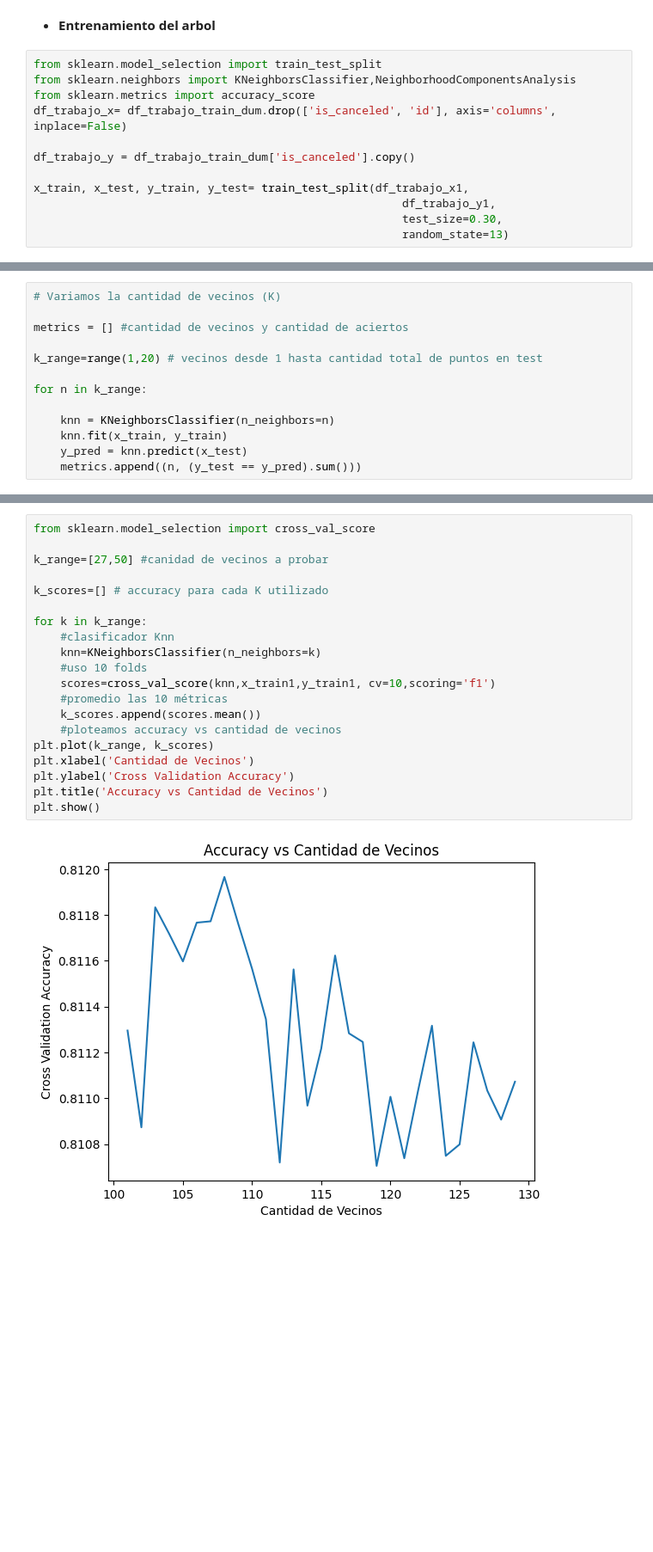
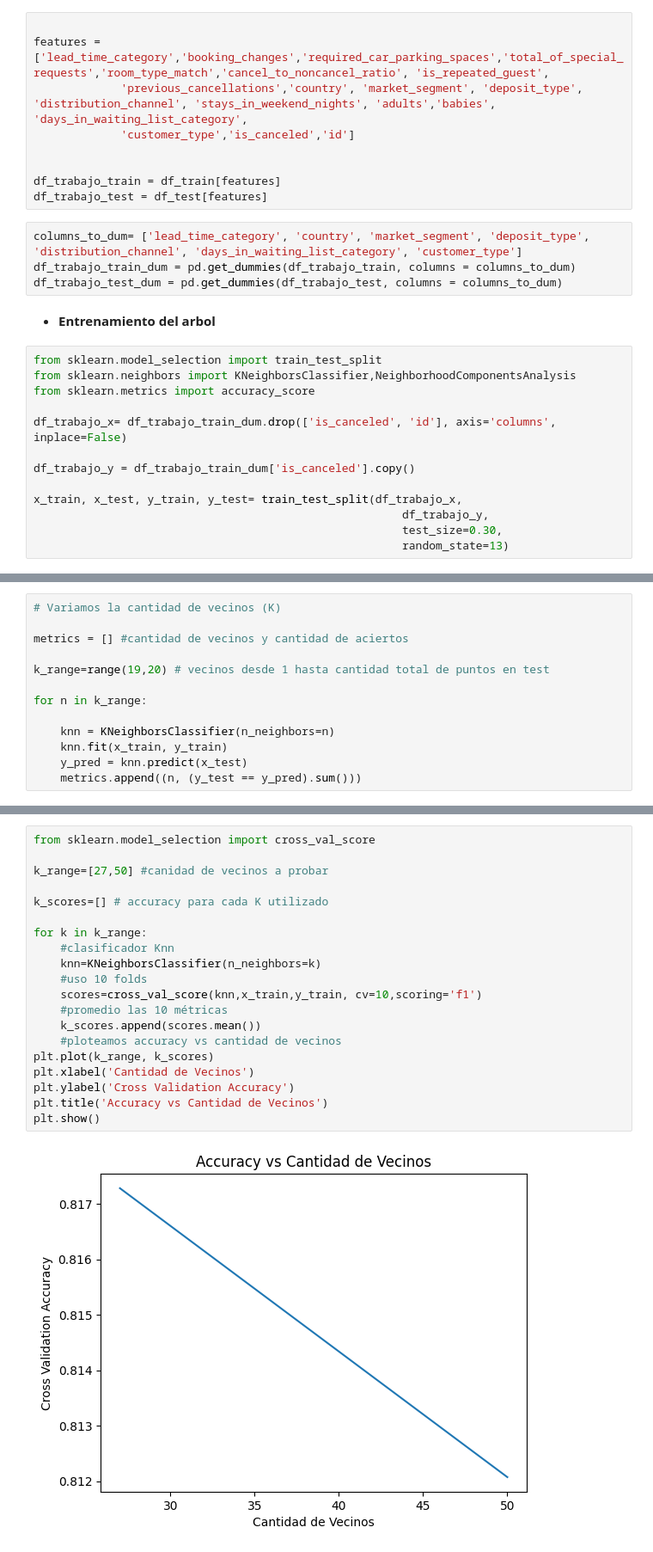
Before and after one commit to lautitorraca/7506R-2C2023-GRUPO24, a Jupyter notebook: TP1/7506R_TP1_GRUPO24_CHP3_ENTREGA.ipynb, the cells around one changed output, grey strips where cells are left out. Shown: that part at 86% size. Drawn from its saved outputs; the diff is of its cells as text; blank space fills up the shorter version.

```diff
--- a/TP1/7506R_TP1_GRUPO24_CHP3_ENTREGA.ipynb
+++ b/TP1/7506R_TP1_GRUPO24_CHP3_ENTREGA.ipynb
@@ -64,15 +130,29 @@ df_trabajo_test = df_test.copy()
+# %%
+
+features = ['lead_time_category','booking_changes','required_car_parking_spaces','total_of_special_requests','room_type_match','cancel_to_noncancel_ratio', 'is_repeated_guest',
+             'previous_cancellations','country', 'market_segment', 'deposit_type', 'distribution_channel', 'stays_in_weekend_nights', 'adults','babies', 'days_in_waiting_list_category',
+             'customer_type','is_canceled','id']
+
+
+df_trabajo_train = df_train[features]
+df_trabajo_test = df_test[features]
+# %%
+columns_to_dum= ['lead_time_category', 'country', 'market_segment', 'deposit_type', 'distribution_channel', 'days_in_waiting_list_category', 'customer_type']
+df_trabajo_train_dum = pd.get_dummies(df_trabajo_train, columns = columns_to_dum)
+df_trabajo_test_dum = pd.get_dummies(df_trabajo_test, columns = columns_to_dum)
 # %% [markdown]
 - **Entrenamiento del arbol**
 # %%
 from sklearn.model_selection import train_test_split
 from sklearn.neighbors import KNeighborsClassifier,NeighborhoodComponentsAnalysis
 from sklearn.metrics import accuracy_score
+
 df_trabajo_x= df_trabajo_train_dum.drop(['is_canceled', 'id'], axis='columns', inplace=False)
 
 df_trabajo_y = df_trabajo_train_dum['is_canceled'].copy()
 
-x_train, x_test, y_train, y_test= train_test_split(df_trabajo_x1,
-                                                       df_trabajo_y1,
+x_train, x_test, y_train, y_test= train_test_split(df_trabajo_x,
+                                                       df_trabajo_y,
                                                        test_size=0.30,
                                                        random_state=13)
 # %%
@@ -91,7 +171,7 @@ def mostrar_metricas(y_test, y_pred):
 
 metrics = [] #cantidad de vecinos y cantidad de aciertos
 
-k_range=range(1,20) # vecinos desde 1 hasta cantidad total de puntos en test
+k_range=range(19,20) # vecinos desde 1 hasta cantidad total de puntos en test
 
 for n in k_range:
 
@@ -117,25 +197,25 @@ plt.show()
 # %%
 from sklearn.model_selection import cross_val_score
 
 k_range=[27,50] #canidad de vecinos a probar
 
 k_scores=[] # accuracy para cada K utilizado
 
 for k in k_range:
     #clasificador Knn
     knn=KNeighborsClassifier(n_neighbors=k)
     #uso 10 folds
-    scores=cross_val_score(knn,x_train1,y_train1, cv=10,scoring='f1')
+    scores=cross_val_score(knn,x_train,y_train, cv=10,scoring='f1')
     #promedio las 10 métricas
     k_scores.append(scores.mean())
     #ploteamos accuracy vs cantidad de vecinos
 plt.plot(k_range, k_scores)
 plt.xlabel('Cantidad de Vecinos')
 plt.ylabel('Cross Validation Accuracy')
 plt.title('Accuracy vs Cantidad de Vecinos')
 plt.show()
 # %% [output]
-[figure, old version]
+[figure, new version]
 # %%
 from sklearn.metrics.pairwise import PAIRWISE_DISTANCE_FUNCTIONS
 from sklearn.neighbors import BallTree
```
Also changed, not shown: parts of 16 cells of this notebook.
